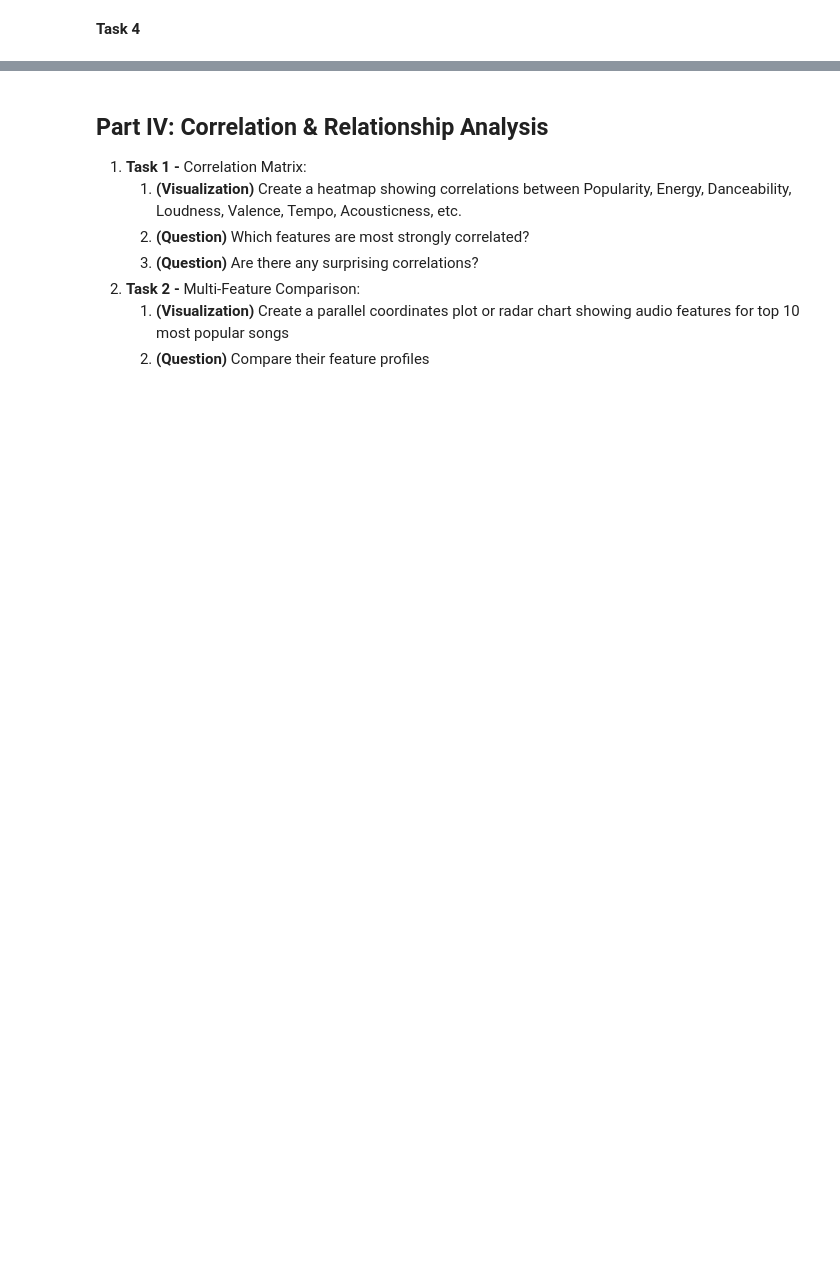
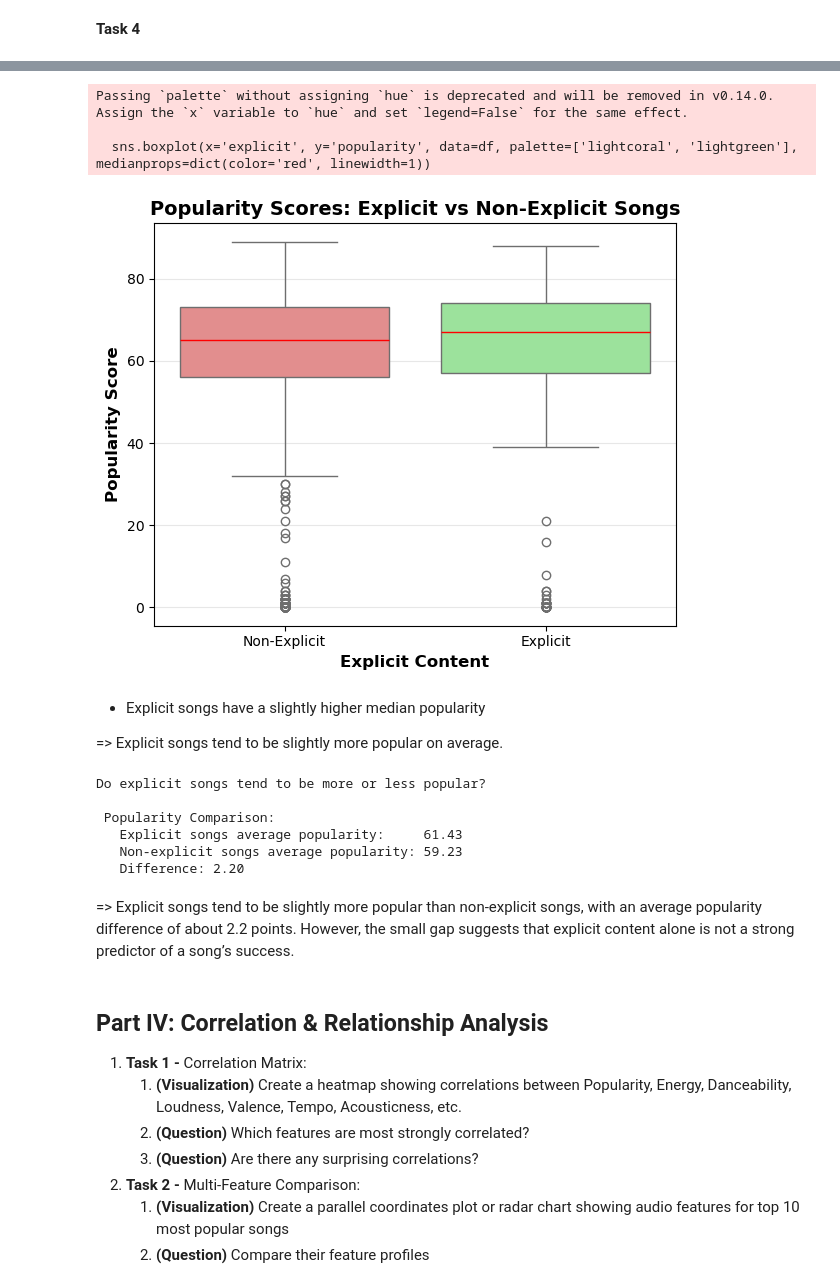
Before and after one commit to benzartimelek/Spotify_exploration, a Jupyter notebook: lab_draft.ipynb, the cells around one changed output, grey strips where cells are left out. Drawn from its saved outputs; the diff is of its cells as text; code cells hidden in the pictures; blank space fills up the shorter version.

```diff
--- a/lab_draft.ipynb
+++ b/lab_draft.ipynb
@@ -434,3 +530,42 @@ if len(very_high) > 0:
+# %%
+# Box plot comparing popularity scores between explicit and non-explicit songs.
+plt.figure(figsize=(6, 5))
+sns.boxplot(x='explicit', y='popularity', data=df, palette=['lightcoral', 'lightgreen'], medianprops=dict(color='red', linewidth=1))
+plt.xlabel('Explicit Content', fontsize=12, fontweight='bold')
+plt.ylabel('Popularity Score', fontsize=12, fontweight='bold')
+plt.title('Popularity Scores: Explicit vs Non-Explicit Songs', fontsize=14, fontweight='bold')
+plt.xticks([0, 1], ['Non-Explicit', 'Explicit'])
+plt.grid(axis='y', alpha=0.3)
+plt.tight_layout()
+plt.show()
+# %% [output]
+Passing `palette` without assigning `hue` is deprecated and will be removed in v0.14.0. Assign the `x` variable to `hue` and set `legend=False` for the same effect.
+
+  sns.boxplot(x='explicit', y='popularity', data=df, palette=['lightcoral', 'lightgreen'], medianprops=dict(color='red', linewidth=1))
+[figure, added]
+# %% [markdown]
+- Explicit songs have a slightly higher median popularity
+
+=> Explicit songs tend to be slightly more popular on average.
+# %%
+# Do explicit songs tend to be more or less popular?
+explicit_popularity = df[df['explicit'] == True]['popularity'].mean()
+non_explicit_popularity = df[df['explicit'] == False]['popularity'].mean()
+
+print("Do explicit songs tend to be more or less popular?")
+print(f"\n Popularity Comparison:")
+print(f"   Explicit songs average popularity:     {explicit_popularity:.2f}")
+print(f"   Non-explicit songs average popularity: {non_explicit_popularity:.2f}")
+print(f"   Difference: {explicit_popularity - non_explicit_popularity:.2f}")
+# %% [output]
+Do explicit songs tend to be more or less popular?
+
+ Popularity Comparison:
+   Explicit songs average popularity:     61.43
+   Non-explicit songs average popularity: 59.23
+   Difference: 2.20
+# %% [markdown]
+=> Explicit songs tend to be slightly more popular than non-explicit songs, with an average popularity difference of about 2.2 points. However, the small gap suggests that explicit content alone is not a strong predictor of a song’s success.
 # %% [markdown]
 ## Part IV: Correlation & Relationship Analysis
 
```
Also changed, not shown: parts of 14 cells of this notebook.
